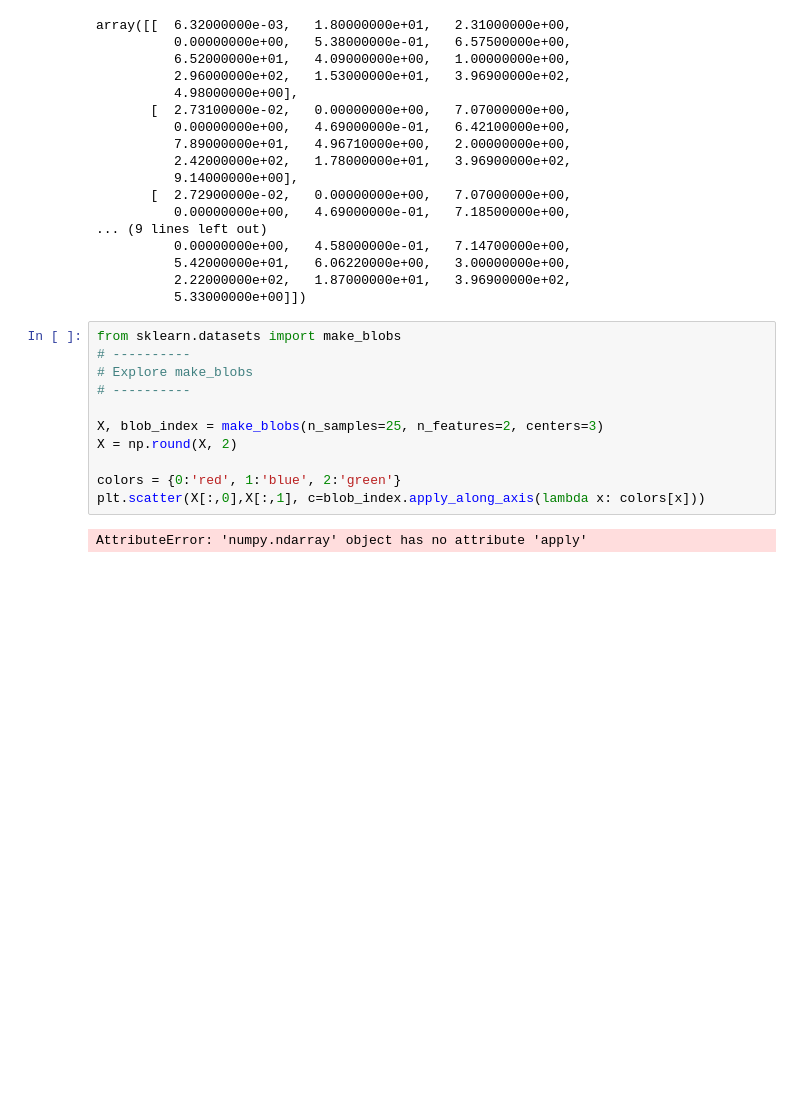
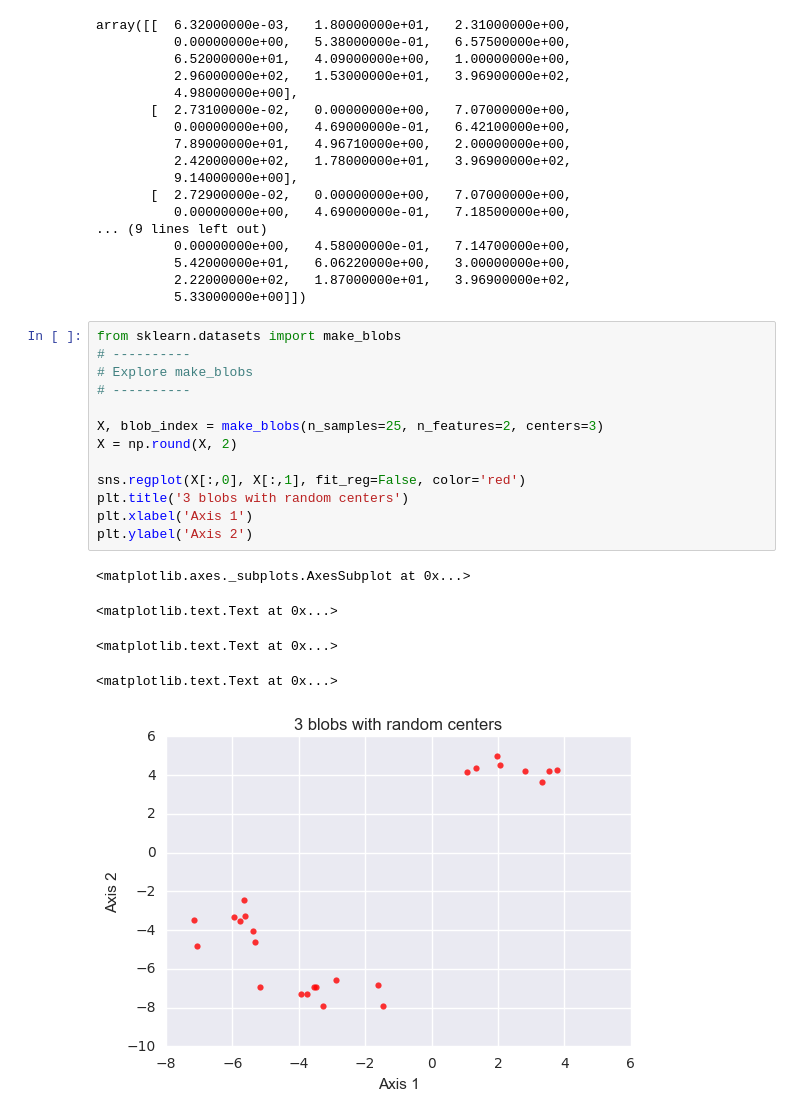
Before and after one commit to niranjv/ml-notes, a Jupyter notebook: Datasets.ipynb, the cells around one changed output. Drawn from its saved outputs; the diff is of its cells as text; blank space fills up the shorter version.

Commit message:
explore make_blobs

```diff
--- a/Datasets.ipynb
+++ b/Datasets.ipynb
@@ -67,13 +69,19 @@ array([[  6.32000000e-03,   1.80000000e+01,   2.31000000e+00,
 # %%
 from sklearn.datasets import make_blobs
 # ----------
 # Explore make_blobs
 # ----------
 
 X, blob_index = make_blobs(n_samples=25, n_features=2, centers=3)
 X = np.round(X, 2)
 
-colors = {0:'red', 1:'blue', 2:'green'}
-plt.scatter(X[:,0],X[:,1], c=blob_index.apply_along_axis(lambda x: colors[x]))
+sns.regplot(X[:,0], X[:,1], fit_reg=False, color='red')
+plt.title('3 blobs with random centers')
+plt.xlabel('Axis 1')
+plt.ylabel('Axis 2')
 # %% [output]
-AttributeError: 'numpy.ndarray' object has no attribute 'apply'
+<matplotlib.axes._subplots.AxesSubplot at 0x...>
+<matplotlib.text.Text at 0x...>
+<matplotlib.text.Text at 0x...>
+<matplotlib.text.Text at 0x...>
+[figure, added]
```
Also changed, not shown: parts of 2 cells of this notebook.
